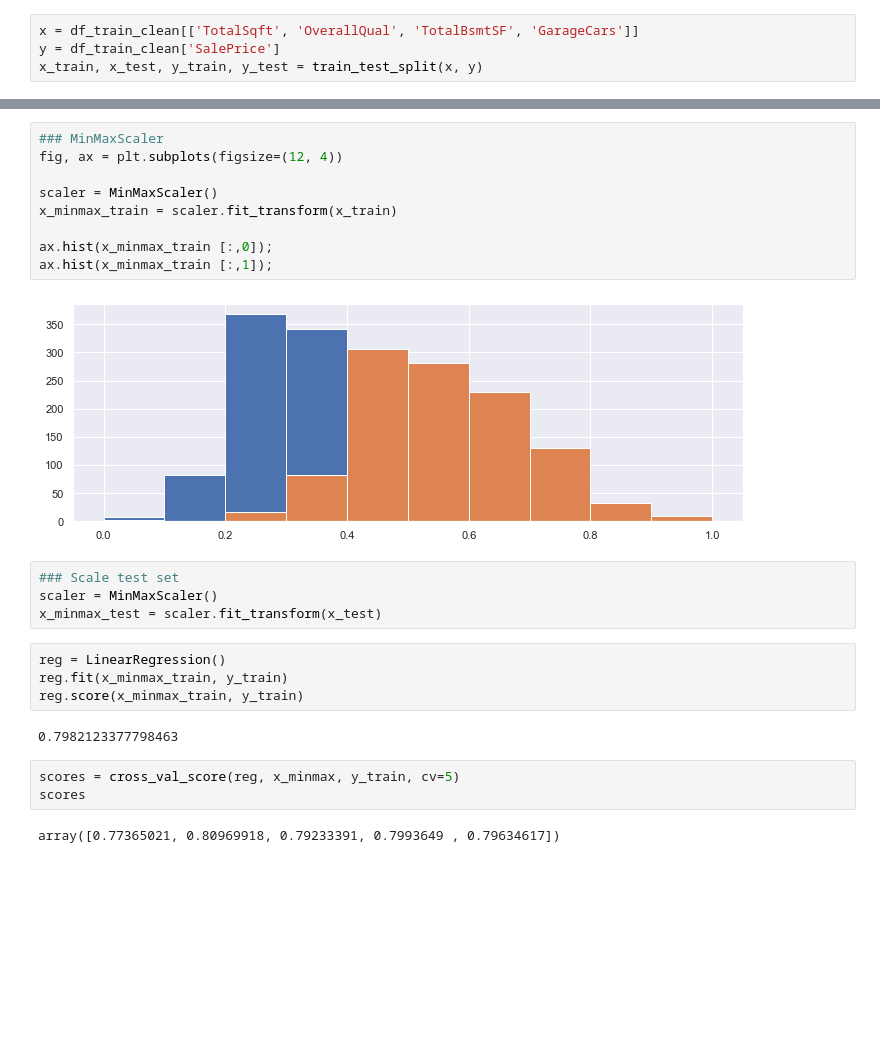
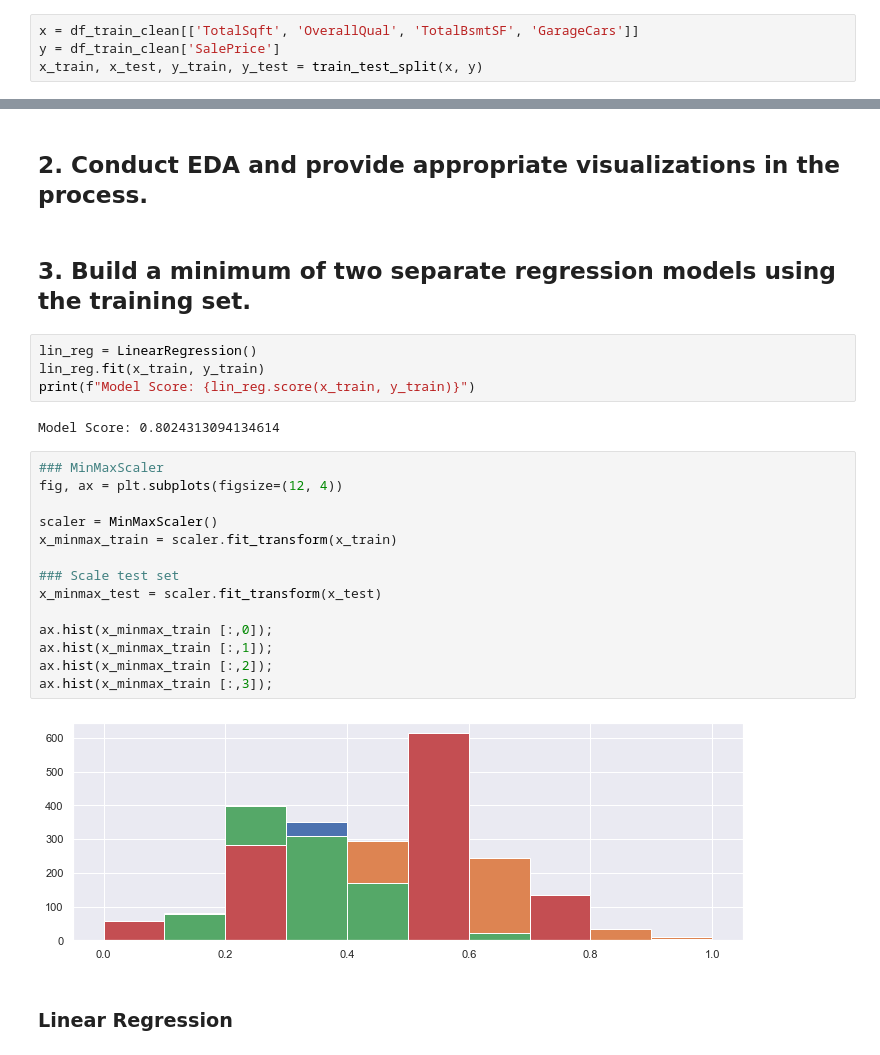
Before and after one commit to DrakeData/House_Price_EDA, a Jupyter notebook: MSDS422_Assignment2.ipynb, the cells around one changed output, grey strips where cells are left out. Drawn from its saved outputs; the diff is of its cells as text; blank space fills up the shorter version.

Commit message:
updated assignment 2 with regression and laso models

```diff
--- a/MSDS422_Assignment2.ipynb
+++ b/MSDS422_Assignment2.ipynb
@@ -64,26 +81,28 @@ x_train, x_test, y_train, y_test = train_test_split(x, y)
+# %% [markdown]
+## 2. Conduct EDA and provide appropriate visualizations in the process.
+# %% [markdown]
+## 3. Build a minimum of two separate regression models using the training set.
+# %%
+lin_reg = LinearRegression()
+lin_reg.fit(x_train, y_train)
+print(f"Model Score: {lin_reg.score(x_train, y_train)}")
+# %% [output]
+Model Score: 0.8024313094134614
 # %%
 ### MinMaxScaler
 fig, ax = plt.subplots(figsize=(12, 4))
 
 scaler = MinMaxScaler()
 x_minmax_train = scaler.fit_transform(x_train)
 
+### Scale test set
+x_minmax_test = scaler.fit_transform(x_test)
+
 ax.hist(x_minmax_train [:,0]);
 ax.hist(x_minmax_train [:,1]);
+ax.hist(x_minmax_train [:,2]);
+ax.hist(x_minmax_train [:,3]);
 # %% [output]
-[figure, old version]
+[figure, new version]
-# %%
-### Scale test set
-scaler = MinMaxScaler()
-x_minmax_test = scaler.fit_transform(x_test)
-# %%
-reg = LinearRegression()
-reg.fit(x_minmax_train, y_train)
-reg.score(x_minmax_train, y_train)
-# %% [output]
-0.7982123377798463
-# %%
-scores = cross_val_score(reg, x_minmax, y_train, cv=5)
-scores
-# %% [output]
-array([0.77365021, 0.80969918, 0.79233391, 0.7993649 , 0.79634617])
+# %% [markdown]
+### Linear Regression
```
Also changed, not shown: parts of 14 cells of this notebook, 1 other file.
